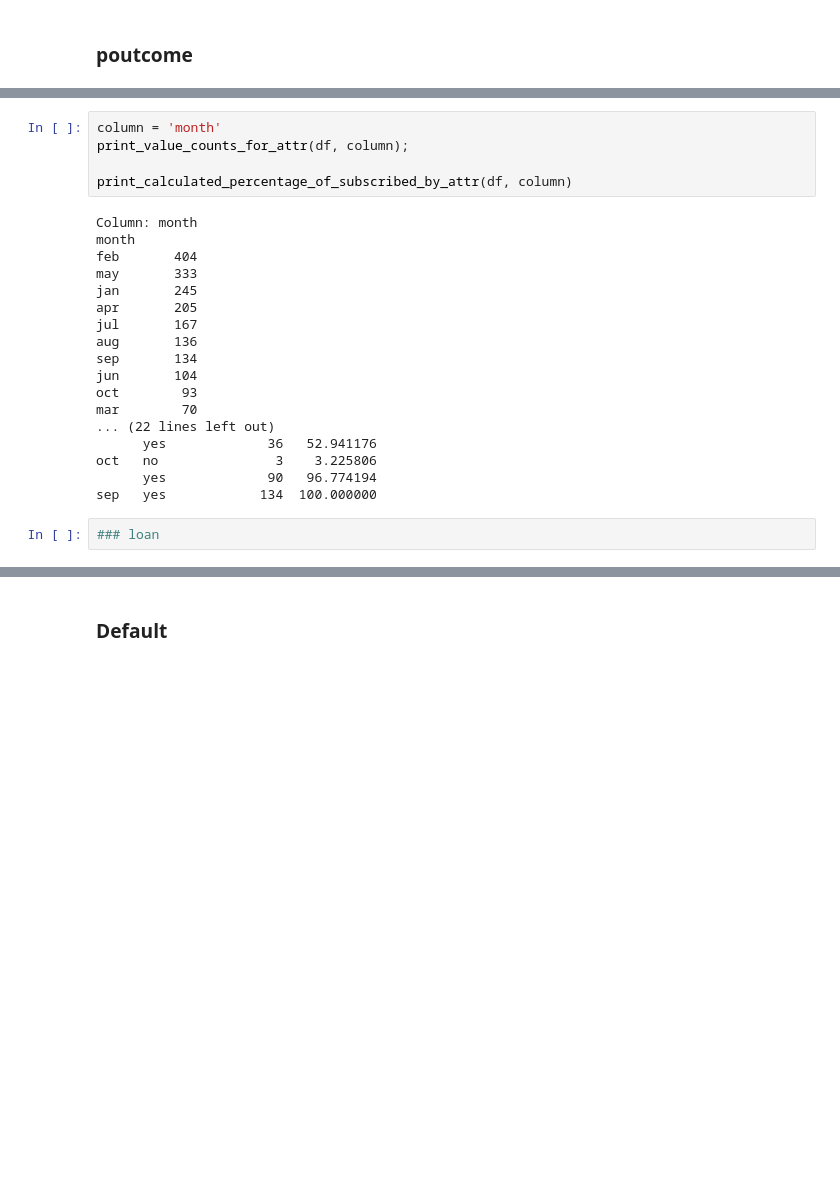
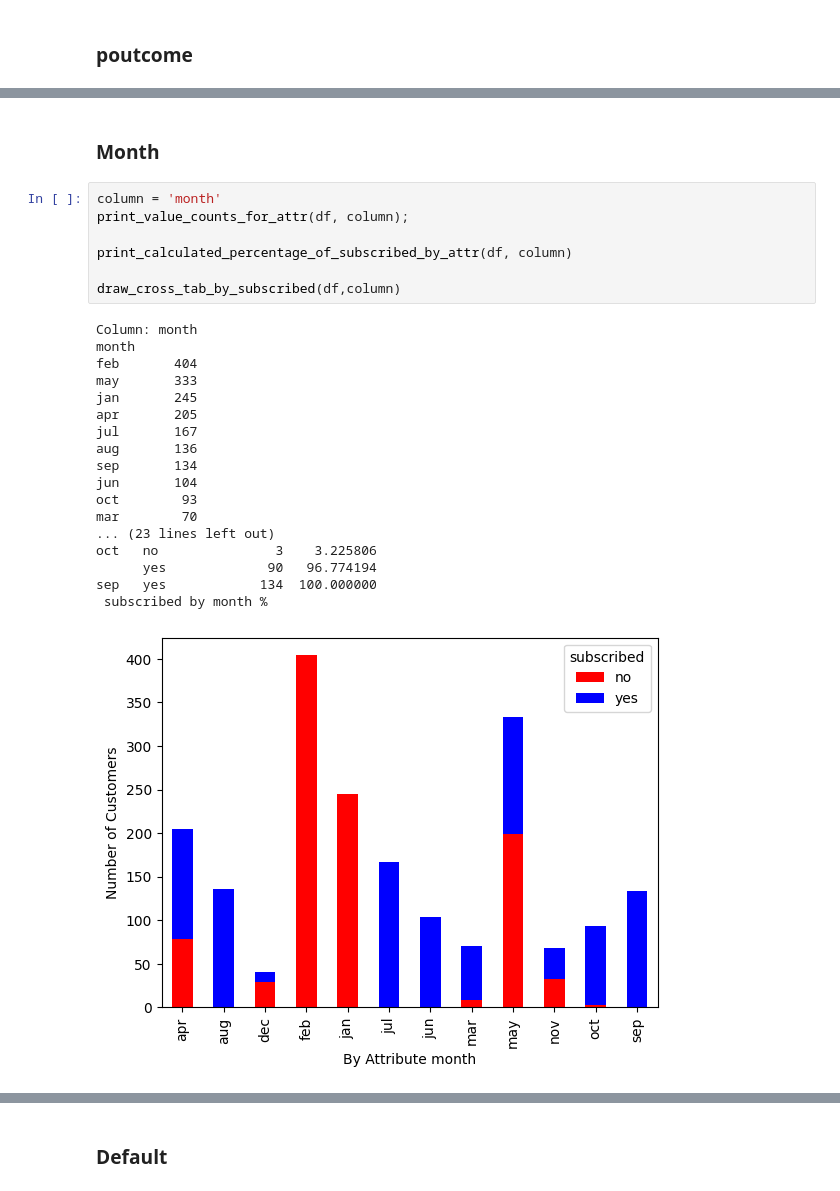
Before and after one commit to qaz73/ULAssignment-1, a Jupyter notebook: etivity1.ipynb, the cells around one changed output, grey strips where cells are left out. Drawn from its saved outputs; the diff is of its cells as text; blank space fills up the shorter version.

```diff
--- a/etivity1.ipynb
+++ b/etivity1.ipynb
@@ -663,25 +664,28 @@ previous
+# %% [markdown]
+### Month
 # %%
 column = 'month'
 print_value_counts_for_attr(df, column);
 
 print_calculated_percentage_of_subscribed_by_attr(df, column)
+
+draw_cross_tab_by_subscribed(df,column)
 # %% [output]
 Column: month
 month
 feb       404
 may       333
 jan       245
 apr       205
 jul       167
 aug       136
 sep       134
 jun       104
 oct        93
 mar        70
-... (22 lines left out)
-      yes             36   52.941176
+... (23 lines left out)
 oct   no               3    3.225806
       yes             90   96.774194
 sep   yes            134  100.000000
+ subscribed by month %
+[figure, added]
-# %%
-### loan
```
Also changed, not shown: parts of 27 cells of this notebook.
